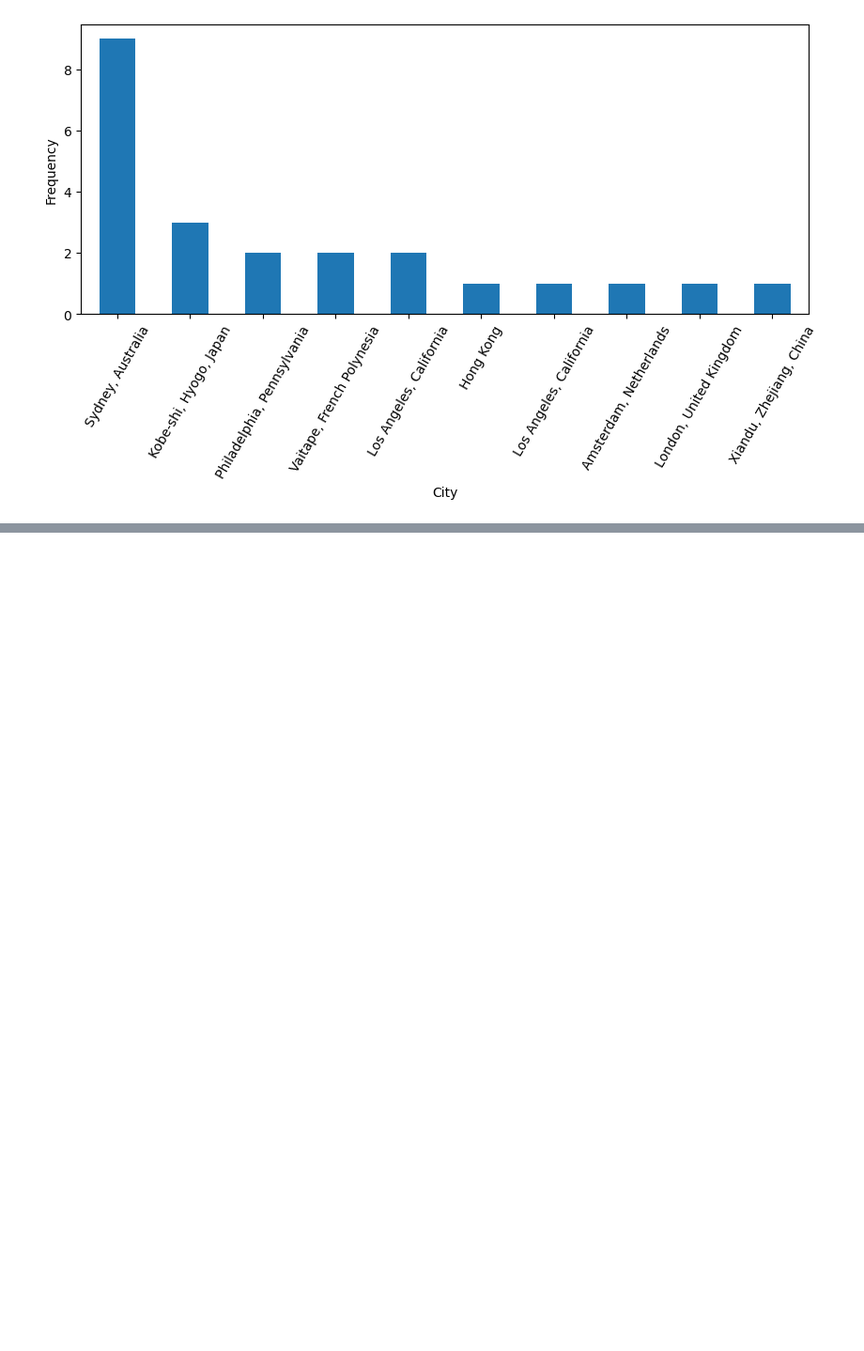
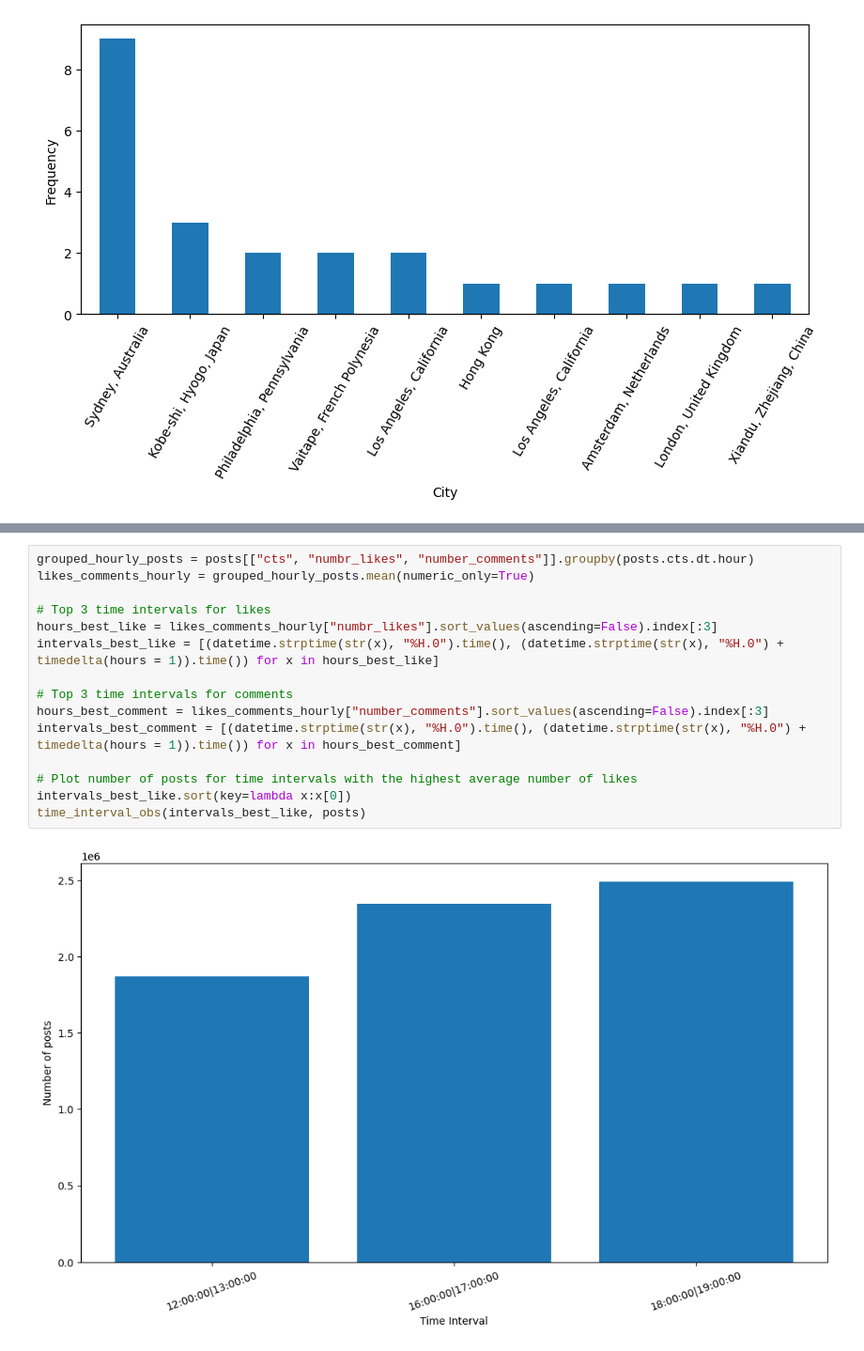
Before and after one commit to sim2000dg/adm_hw2-group30, a Jupyter notebook: Homework2_30thGroup.ipynb, the cells around one changed output, grey strips where cells are left out. Shown at 94% size. Cells and saved outputs as stored; diff of their text form; blank space fills up the shorter version.

```diff
--- a/Homework2_30thGroup.ipynb
+++ b/Homework2_30thGroup.ipynb
@@ -763,0 +859,17 @@ plt.show()
+# %%
+grouped_hourly_posts = posts[["cts", "numbr_likes", "number_comments"]].groupby(posts.cts.dt.hour)
+likes_comments_hourly = grouped_hourly_posts.mean(numeric_only=True)
+
+# Top 3 time intervals for likes
+hours_best_like = likes_comments_hourly["numbr_likes"].sort_values(ascending=False).index[:3]
+intervals_best_like = [(datetime.strptime(str(x), "%H.0").time(), (datetime.strptime(str(x), "%H.0") + timedelta(hours = 1)).time()) for x in hours_best_like]
+
+# Top 3 time intervals for comments
+hours_best_comment = likes_comments_hourly["number_comments"].sort_values(ascending=False).index[:3]
+intervals_best_comment = [(datetime.strptime(str(x), "%H.0").time(), (datetime.strptime(str(x), "%H.0") + timedelta(hours = 1)).time()) for x in hours_best_comment]
+
+# Plot number of posts for time intervals with the highest average number of likes
+intervals_best_like.sort(key=lambda x:x[0])
+time_interval_obs(intervals_best_like, posts)
+# %% [output]
+[figure, added]
```
Also changed, not shown: parts of 52 cells of this notebook, 2 other files.
